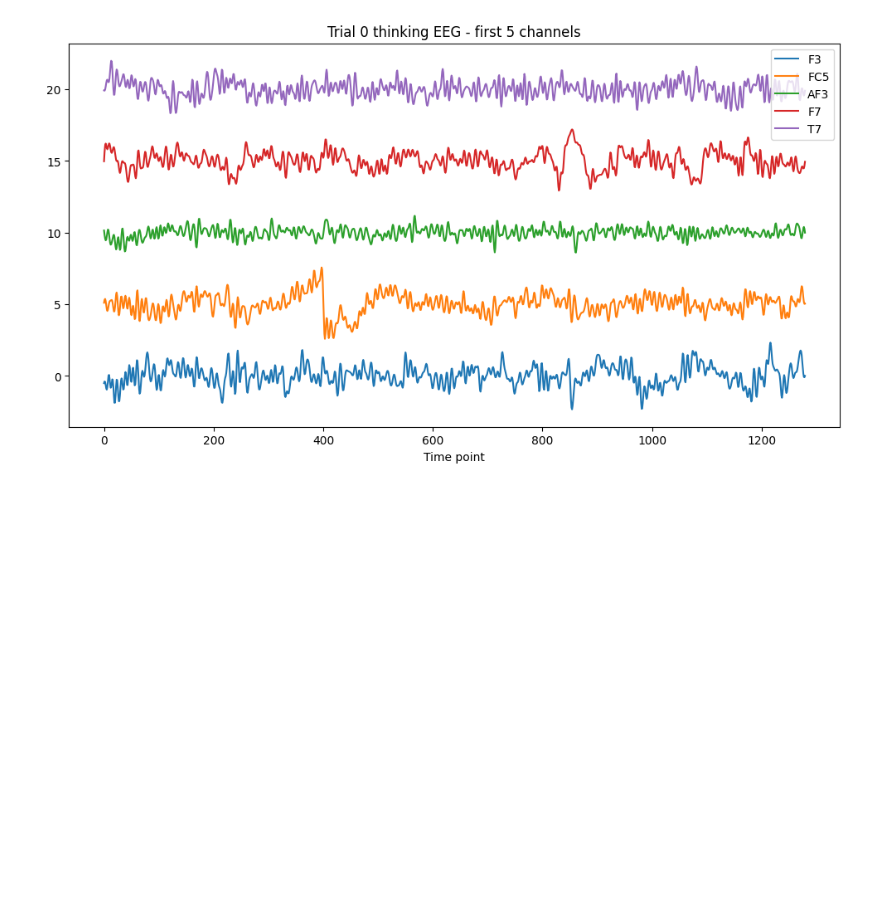
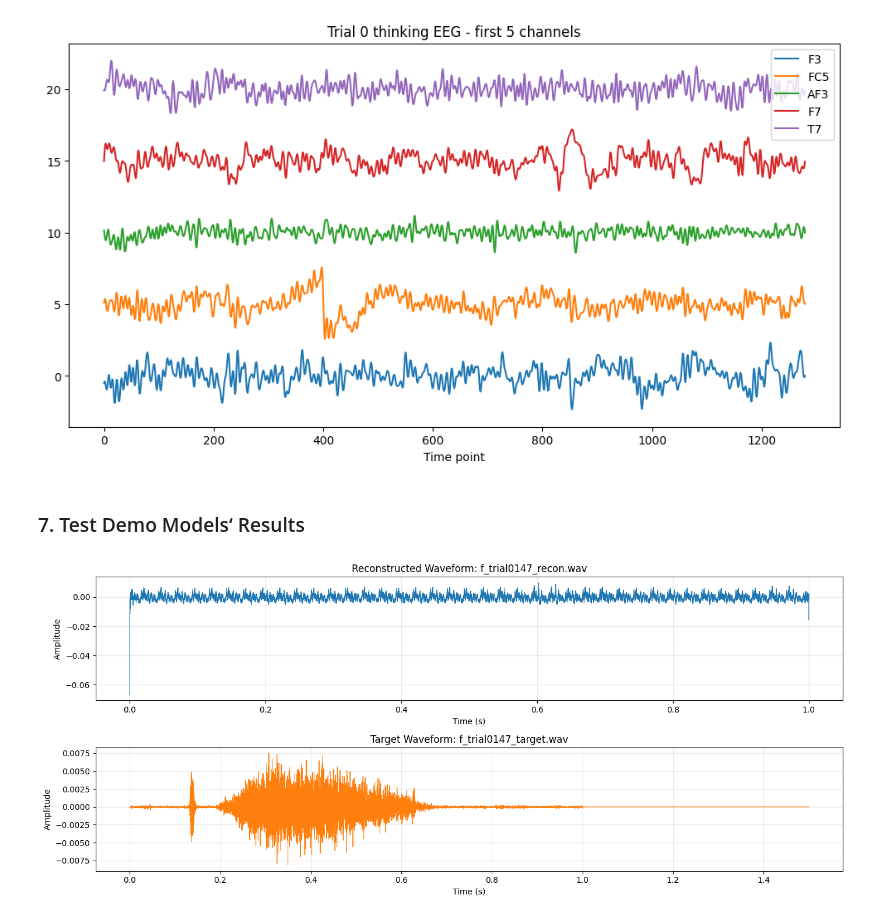
Before and after one commit to samxiexs/eeg-voice, a Jupyter notebook: reports/dataset_feasibility/dataset1_analysis.ipynb, the cells around one changed output. Cells and saved outputs as stored; diff of their text form; code cells hidden in the pictures; blank space fills up the shorter version.

```diff
--- a/reports/dataset_feasibility/dataset1_analysis.ipynb
+++ b/reports/dataset_feasibility/dataset1_analysis.ipynb
@@ -298,3 +298,47 @@ plt.xlabel("Time point")
 plt.show()
 # %% [output]
 [figure]
+# %% [markdown]
+### 7. Test Demo Models‘ Results
+# %%
+from pathlib import Path
+
+import matplotlib.pyplot as plt
+import numpy as np
+from scipy.io import wavfile
+
+recon_path = Path("/Users/samxie/Research/EEG-Voice/ref_github/speech_decoding/eeg2wave_demo_bundle/outputs/recon_wavs/subject_01/f_trial0147_recon.wav")
+target_path = Path("/Users/samxie/Research/EEG-Voice/ref_github/speech_decoding/eeg2wave_demo_bundle/outputs/recon_wavs/subject_01/f_trial0147_target.wav")
+
+def load_wav(path: Path):
+    sr, audio = wavfile.read(path)
+    if audio.ndim == 2:
+        audio = audio.mean(axis=1)
+    if np.issubdtype(audio.dtype, np.integer):
+        audio = audio.astype(np.float32) / np.iinfo(audio.dtype).max
+    else:
+        audio = audio.astype(np.float32)
+    t = np.arange(len(audio)) / sr
+    return sr, t, audio
+
+sr1, t1, recon = load_wav(recon_path)
+sr2, t2, target = load_wav(target_path)
+
+fig, axes = plt.subplots(2, 1, figsize=(14, 6), sharex=False)
+
+axes[0].plot(t1, recon, linewidth=0.8)
+axes[0].set_title(f"Reconstructed Waveform: {recon_path.name}")
+axes[0].set_xlabel("Time (s)")
+axes[0].set_ylabel("Amplitude")
+axes[0].grid(alpha=0.3)
+
+axes[1].plot(t2, target, linewidth=0.8, color="tab:orange")
+axes[1].set_title(f"Target Waveform: {target_path.name}")
+axes[1].set_xlabel("Time (s)")
+axes[1].set_ylabel("Amplitude")
+axes[1].grid(alpha=0.3)
+
+plt.tight_layout()
+plt.show()
+# %% [output]
+[figure, added]
```
Also changed, not shown: 9 other files.
